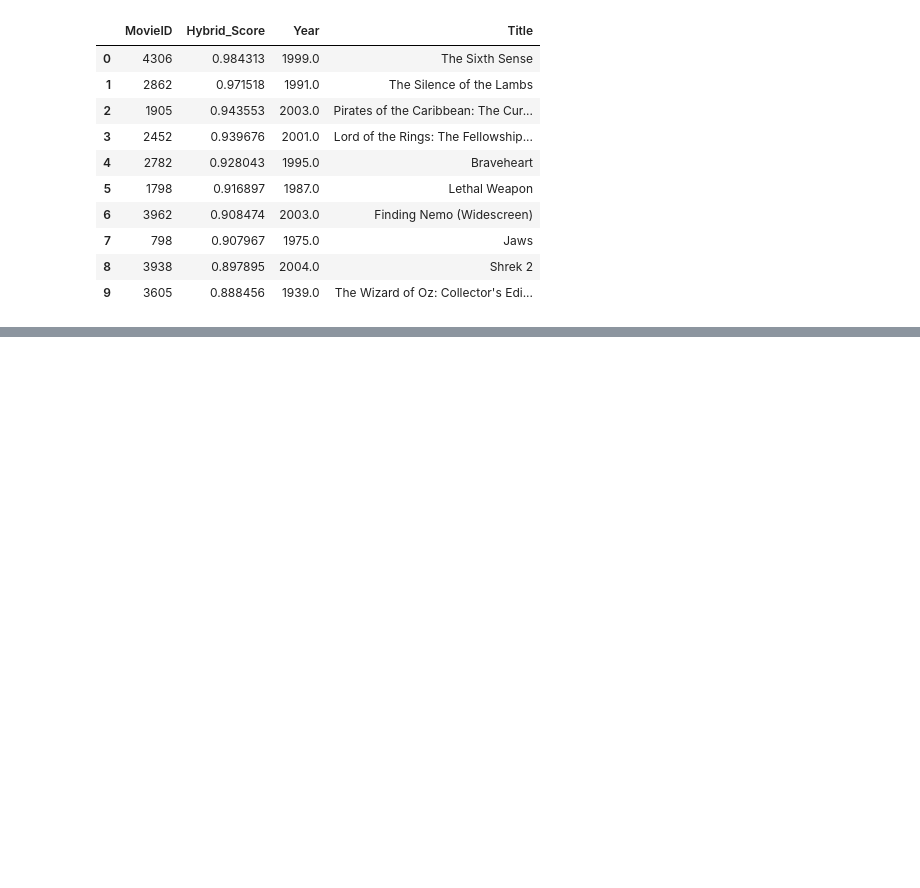
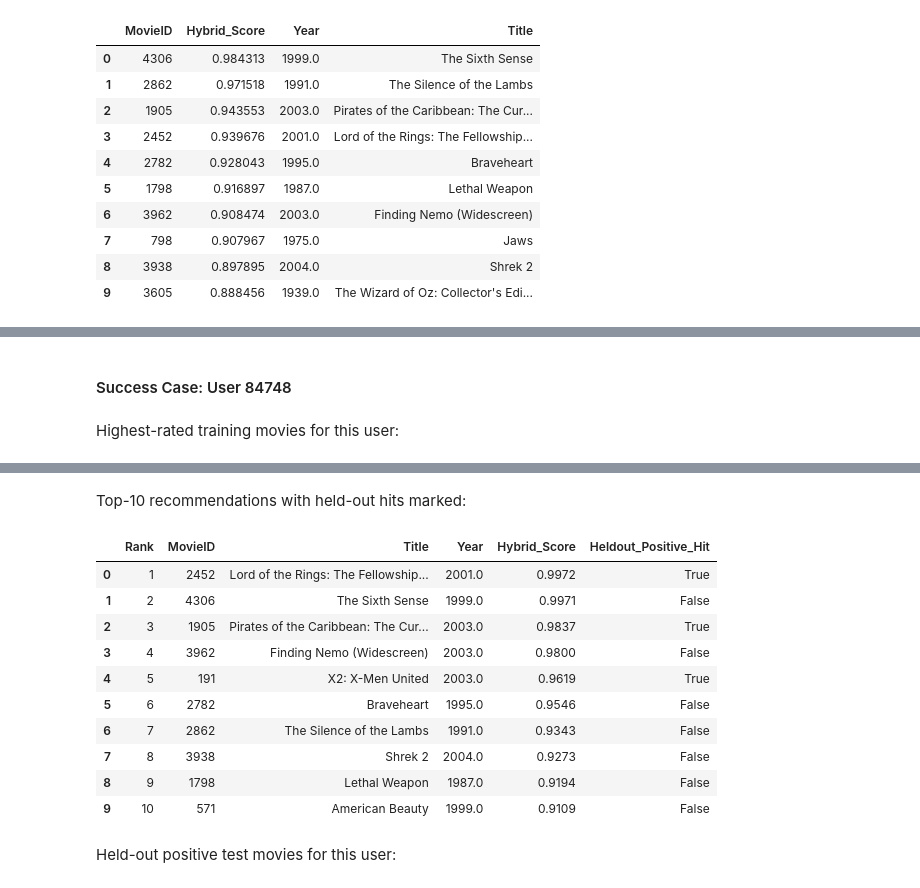
Before and after one commit to Mansi-Rajput05/movie-recommendation-system-ml, a Jupyter notebook: main.ipynb, the cells around one changed output, grey strips where cells are left out. Drawn from its saved outputs; the diff is of its cells as text; code cells hidden in the pictures; blank space fills up the shorter version.

Commit message:
Add modular recommendation pipeline, evaluation metrics and documentation

```diff
--- a/main.ipynb
+++ b/main.ipynb
@@ -2671,0 +2731,17 @@ recommend_movies_implicit_hybrid(
+# %%
+sample_recommendation_users = (
+    trainset_df
+    .groupby('UserID')['MovieID']
+    .count()
+    .sort_values(ascending=False)
+    .head(3)
+    .index
+    .tolist()
+)
+
+for user_id in sample_recommendation_users:
+    display(Markdown(f'#### User {user_id}: Highest-Rated Training Movies'))
+    display(get_user_profile(user_id))
+
+    display(Markdown(f'#### User {user_id}: Top-{TOP_K} Recommendations'))
+    display(get_top_k_recommendations(user_id, k=TOP_K))
@@ -2671,0 +2991,47 @@ recommend_movies_implicit_hybrid(
+# %%
+if success_cases.empty:
+    print(
+        'No success case was found in the selected evaluation users. '
+        'Increase n_eval_users and rerun the evaluation to inspect more users.'
+    )
+else:
+    success_user = success_cases.iloc[0]['UserID']
+    success_actual_movies = actual_movies_by_user.get(
+        success_user,
+        set()
+    )
+
+    success_recommendations = get_top_k_recommendations(
+        success_user,
+        k=TOP_K
+    )
+
+    success_recommendations['Heldout_Positive_Hit'] = (
+        success_recommendations['MovieID'].isin(success_actual_movies)
+    )
+
+    heldout_positive_movies = (
+        test_positive[
+            test_positive['UserID'] == success_user
+        ]
+        .merge(movie_titles, on='MovieID', how='left')
+        [[
+            'MovieID',
+            'Title',
+            'Year',
+            'Rating'
+        ]]
+    )
+
+    display(Markdown(f'#### Success Case: User {success_user}'))
+    display(Markdown('Highest-rated training movies for this user:'))
+    display(get_user_profile(success_user))
+
+    display(Markdown(f'Top-{TOP_K} recommendations with held-out hits marked:'))
+    display(success_recommendations)
+
+    display(Markdown('Held-out positive test movies for this user:'))
+    display(heldout_positive_movies)
+# %% [output]
+#### Success Case: User 84748
+Highest-rated training movies for this user:
@@ -2671,0 +3047,13 @@ recommend_movies_implicit_hybrid(
+Top-10 recommendations with held-out hits marked:
+|  | Rank | MovieID | Title | Year | Hybrid_Score | Heldout_Positive_Hit |
+| 0 | 1 | 2452 | Lord of the Rings: The Fellowship... | 2001.0 | 0.9972 | True |
+| 1 | 2 | 4306 | The Sixth Sense | 1999.0 | 0.9971 | False |
+| 2 | 3 | 1905 | Pirates of the Caribbean: The Cur... | 2003.0 | 0.9837 | True |
+| 3 | 4 | 3962 | Finding Nemo (Widescreen) | 2003.0 | 0.9800 | False |
+| 4 | 5 | 191 | X2: X-Men United | 2003.0 | 0.9619 | True |
+| 5 | 6 | 2782 | Braveheart | 1995.0 | 0.9546 | False |
+| 6 | 7 | 2862 | The Silence of the Lambs | 1991.0 | 0.9343 | False |
+| 7 | 8 | 3938 | Shrek 2 | 2004.0 | 0.9273 | False |
+| 8 | 9 | 1798 | Lethal Weapon | 1987.0 | 0.9194 | False |
+| 9 | 10 | 571 | American Beauty | 1999.0 | 0.9109 | False |
+Held-out positive test movies for this user:
```
Also changed, not shown: parts of 11 cells of this notebook, 23 other files.
